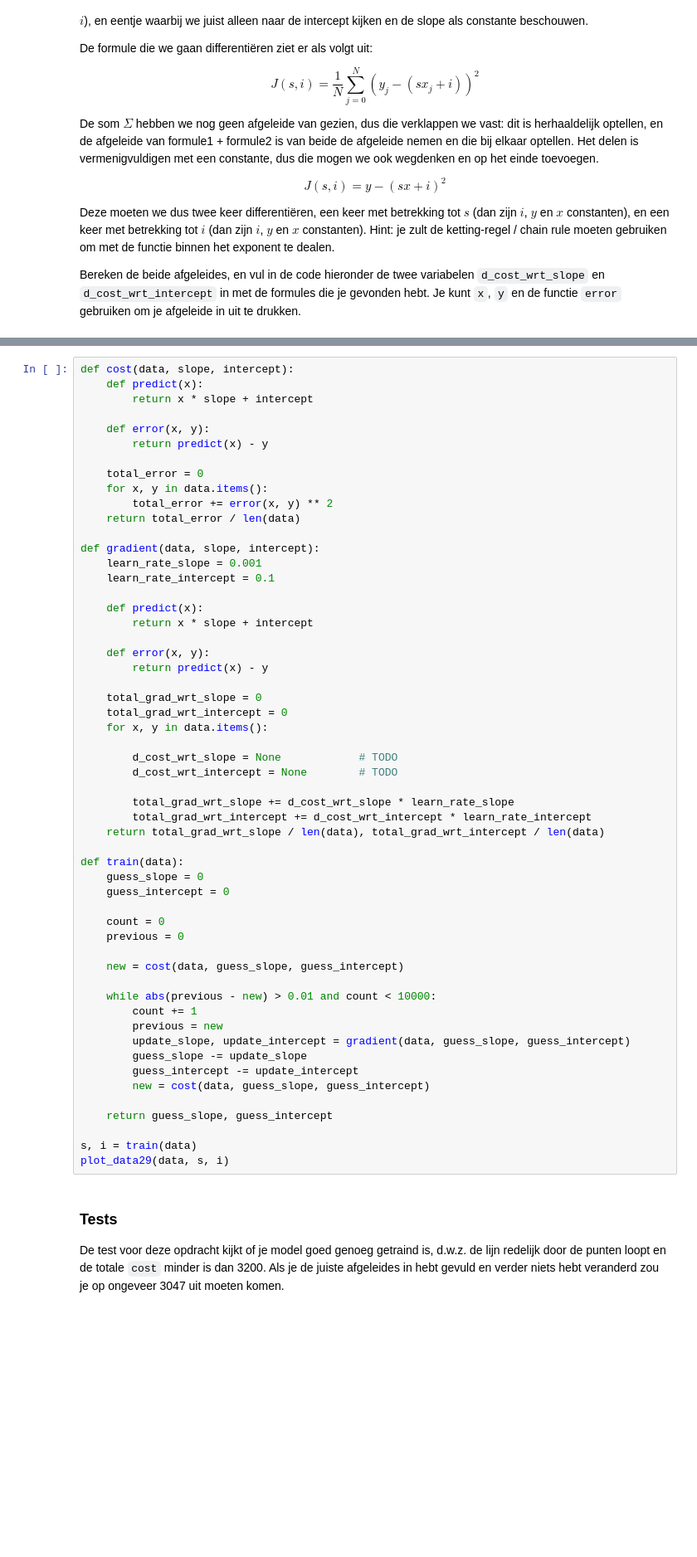
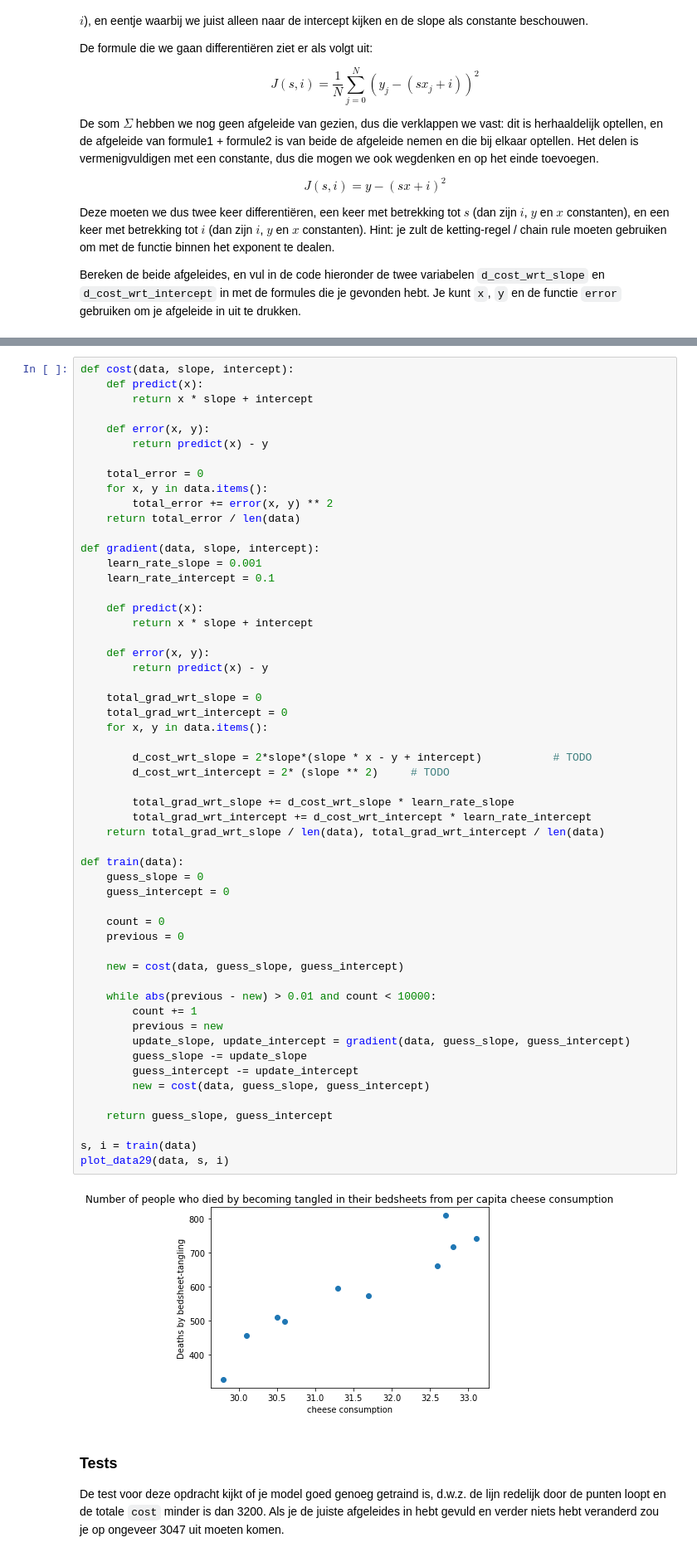
Before and after one commit to GameModes/AnalComp, a Jupyter notebook: AC Werkboek.ipynb, the cells around one changed output, grey strips where cells are left out. Shown at 83% size. Saved outputs shown, nothing was run; the diff lists cells and outputs as text; blank space fills up the shorter version.

```diff
--- a/AC Werkboek.ipynb
+++ b/AC Werkboek.ipynb
@@ -2579,35 +2843,37 @@ def gradient(data, slope, intercept):
     total_grad_wrt_slope = 0
     total_grad_wrt_intercept = 0
     for x, y in data.items():
 
-        d_cost_wrt_slope = None            # TODO
-        d_cost_wrt_intercept = None        # TODO
+        d_cost_wrt_slope = 2*slope*(slope * x - y + intercept)           # TODO
+        d_cost_wrt_intercept = 2* (slope ** 2)     # TODO
 
         total_grad_wrt_slope += d_cost_wrt_slope * learn_rate_slope
         total_grad_wrt_intercept += d_cost_wrt_intercept * learn_rate_intercept
     return total_grad_wrt_slope / len(data), total_grad_wrt_intercept / len(data)
 
 def train(data):
     guess_slope = 0
     guess_intercept = 0
 
     count = 0
     previous = 0
 
     new = cost(data, guess_slope, guess_intercept)
 
     while abs(previous - new) > 0.01 and count < 10000:
         count += 1
         previous = new
         update_slope, update_intercept = gradient(data, guess_slope, guess_intercept)
         guess_slope -= update_slope
         guess_intercept -= update_intercept
         new = cost(data, guess_slope, guess_intercept)
 
     return guess_slope, guess_intercept
 
 s, i = train(data)
 plot_data29(data, s, i)
+# %% [output]
+[figure, added]
 # %% [markdown]
 ### Tests
 De test voor deze opdracht kijkt of je model goed genoeg getraind is, d.w.z. de lijn redelijk door de punten loopt en de totale `cost` minder is dan 3200. Als je de juiste afgeleides in hebt gevuld en verder niets hebt veranderd zou je op ongeveer 3047 uit moeten komen.
```
Also changed, not shown: parts of 36 cells of this notebook, 6 other files.
